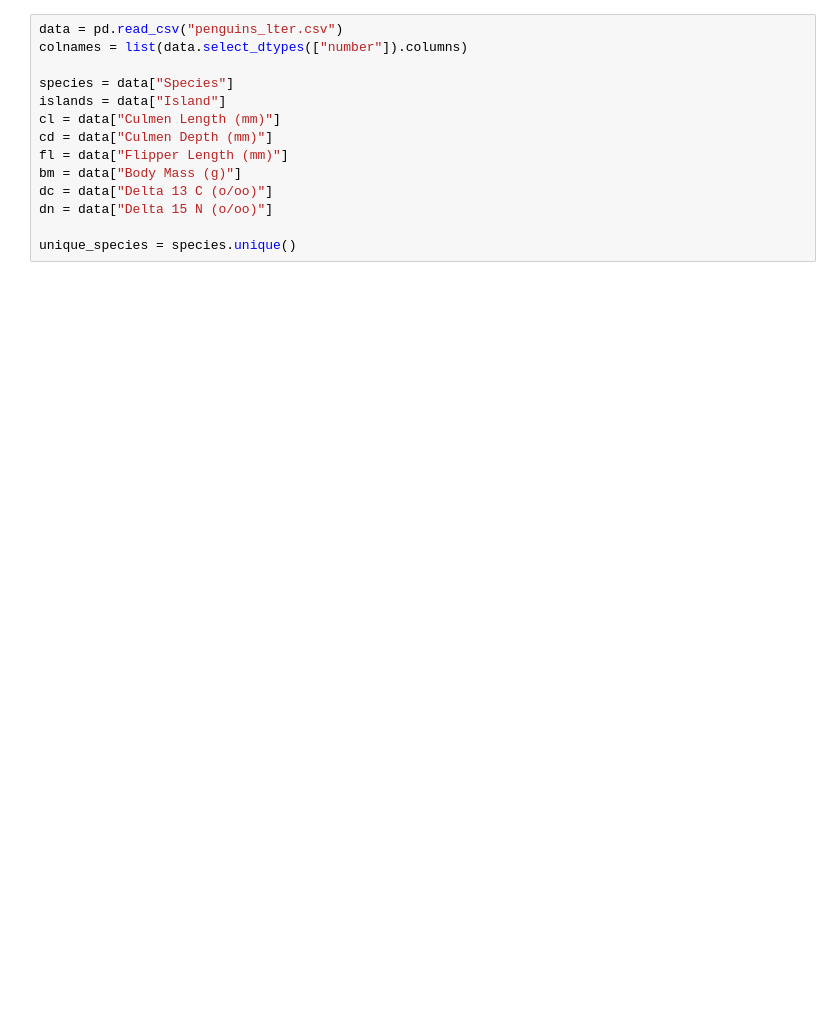
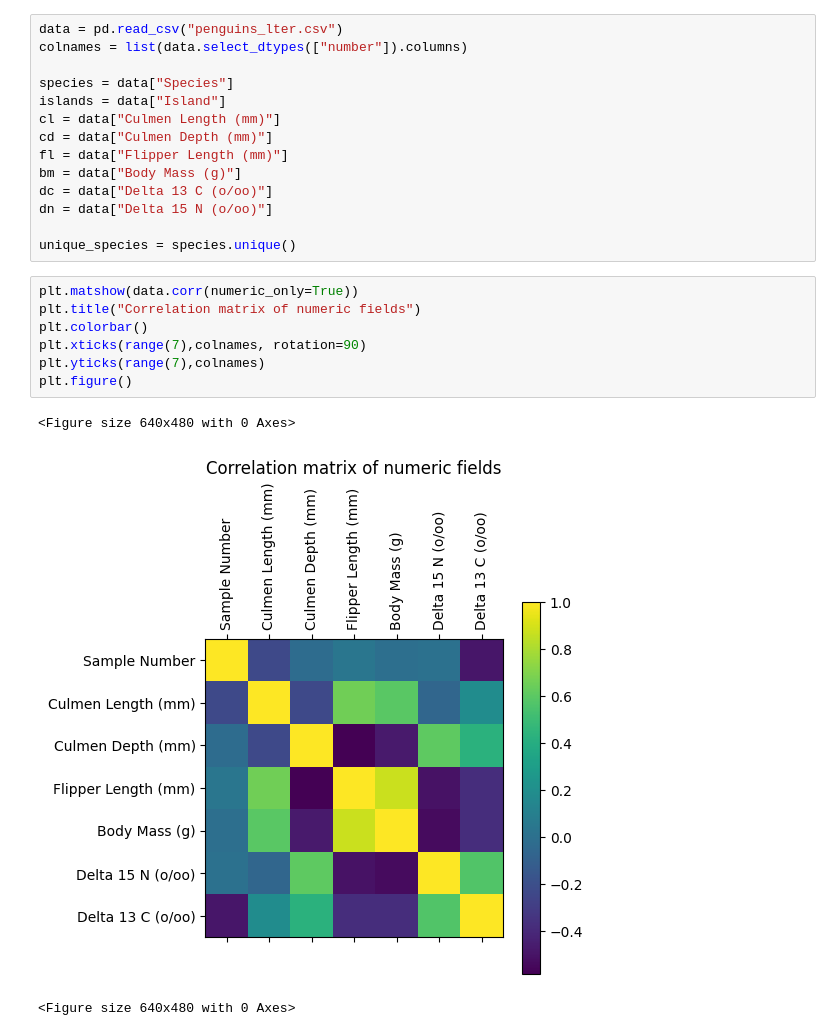
Before and after one commit to Unexp1ainable/UPA-2, a Jupyter notebook: proj.ipynb, the cells around one changed output. Cells and saved outputs as stored; diff of their text form; blank space fills up the shorter version.

```diff
--- a/proj.ipynb
+++ b/proj.ipynb
@@ -18,6 +20,17 @@ dc = data["Delta 13 C (o/oo)"]
 dn = data["Delta 15 N (o/oo)"]
 
 unique_species = species.unique()
+# %%
+plt.matshow(data.corr(numeric_only=True))
+plt.title("Correlation matrix of numeric fields")
+plt.colorbar()
+plt.xticks(range(7),colnames, rotation=90)
+plt.yticks(range(7),colnames)
+plt.figure()
+# %% [output]
+<Figure size 640x480 with 0 Axes>
+[figure, added]
+<Figure size 640x480 with 0 Axes>
 # %%
 biscoe = data.loc[data["Island"] == "Biscoe"]["Species"].value_counts().to_dict()
 torgersen = data.loc[data["Island"] == "Torgersen"]["Species"].value_counts().to_dict()
```
Also changed, not shown: parts of 5 cells of this notebook.
